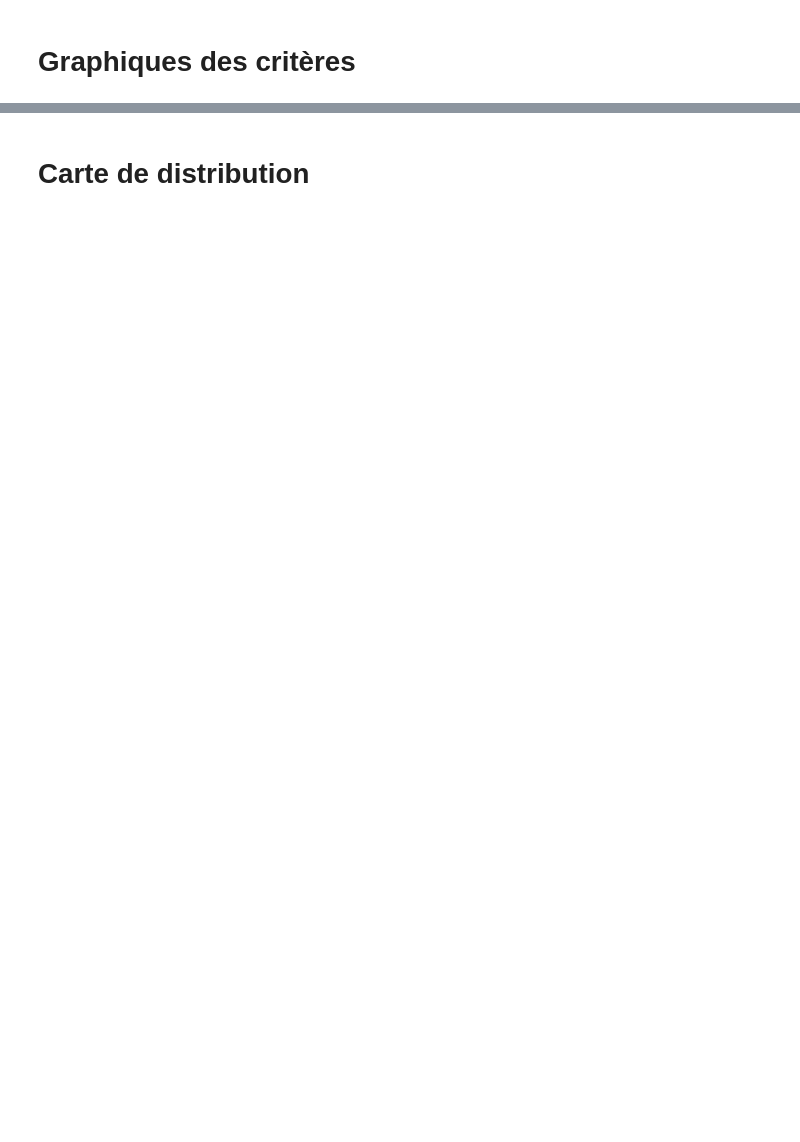
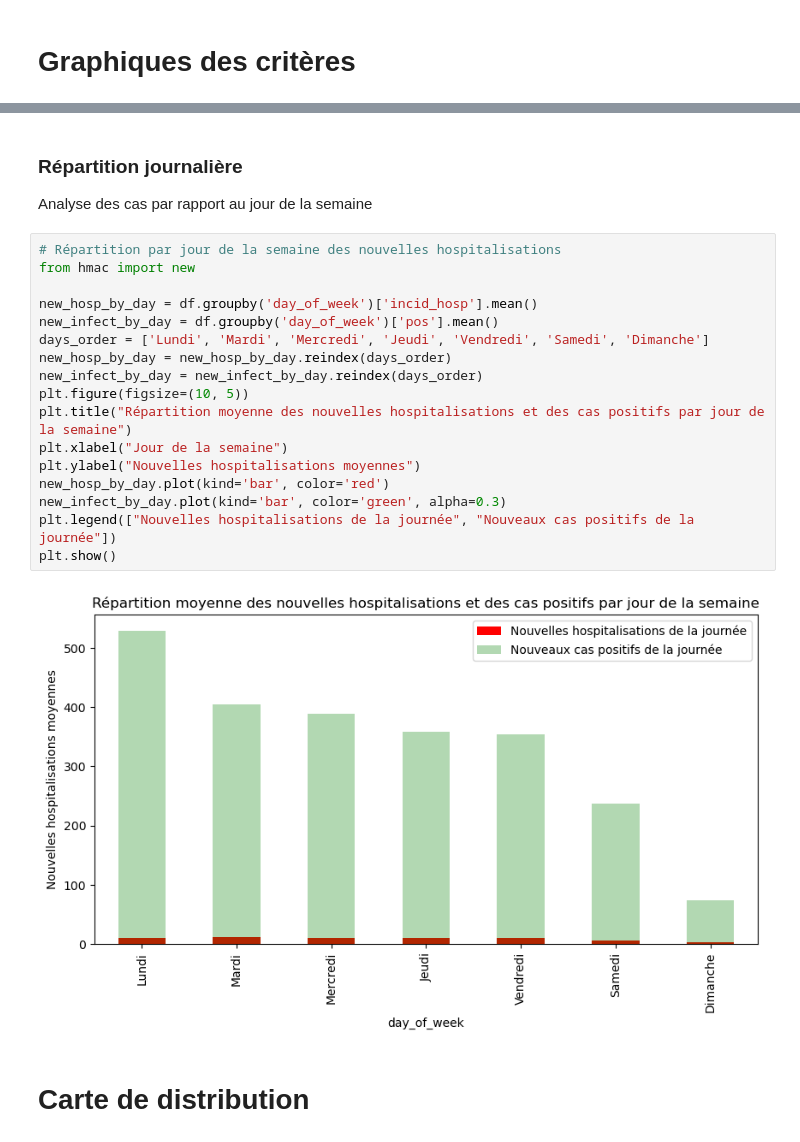
Before and after one commit to Mouadzouadi/Projet_Covid, a Jupyter notebook: Analyse_Covid.ipynb, the cells around one changed output, grey strips where cells are left out. Drawn from its saved outputs; the diff is of its cells as text; blank space fills up the shorter version.

```diff
--- a/Analyse_Covid.ipynb
+++ b/Analyse_Covid.ipynb
@@ -78,2 +114,24 @@ Taux moyen d'un dépistage positive sur la période du COVID
+# %% [markdown]
+### Répartition journalière
+Analyse des cas par rapport au jour de la semaine
+# %%
+# Répartition par jour de la semaine des nouvelles hospitalisations
+from hmac import new
+
+new_hosp_by_day = df.groupby('day_of_week')['incid_hosp'].mean()
+new_infect_by_day = df.groupby('day_of_week')['pos'].mean()
+days_order = ['Lundi', 'Mardi', 'Mercredi', 'Jeudi', 'Vendredi', 'Samedi', 'Dimanche']
+new_hosp_by_day = new_hosp_by_day.reindex(days_order)
+new_infect_by_day = new_infect_by_day.reindex(days_order)
+plt.figure(figsize=(10, 5))
+plt.title("Répartition moyenne des nouvelles hospitalisations et des cas positifs par jour de la semaine")
+plt.xlabel("Jour de la semaine")
+plt.ylabel("Nouvelles hospitalisations moyennes")
+new_hosp_by_day.plot(kind='bar', color='red')
+new_infect_by_day.plot(kind='bar', color='green', alpha=0.3)
+plt.legend(["Nouvelles hospitalisations de la journée", "Nouveaux cas positifs de la journée"])
+plt.show()
+# %% [output]
+[figure, added]
 # %% [markdown]
 # Carte de distribution
```
Also changed, not shown: parts of 4 cells of this notebook.
